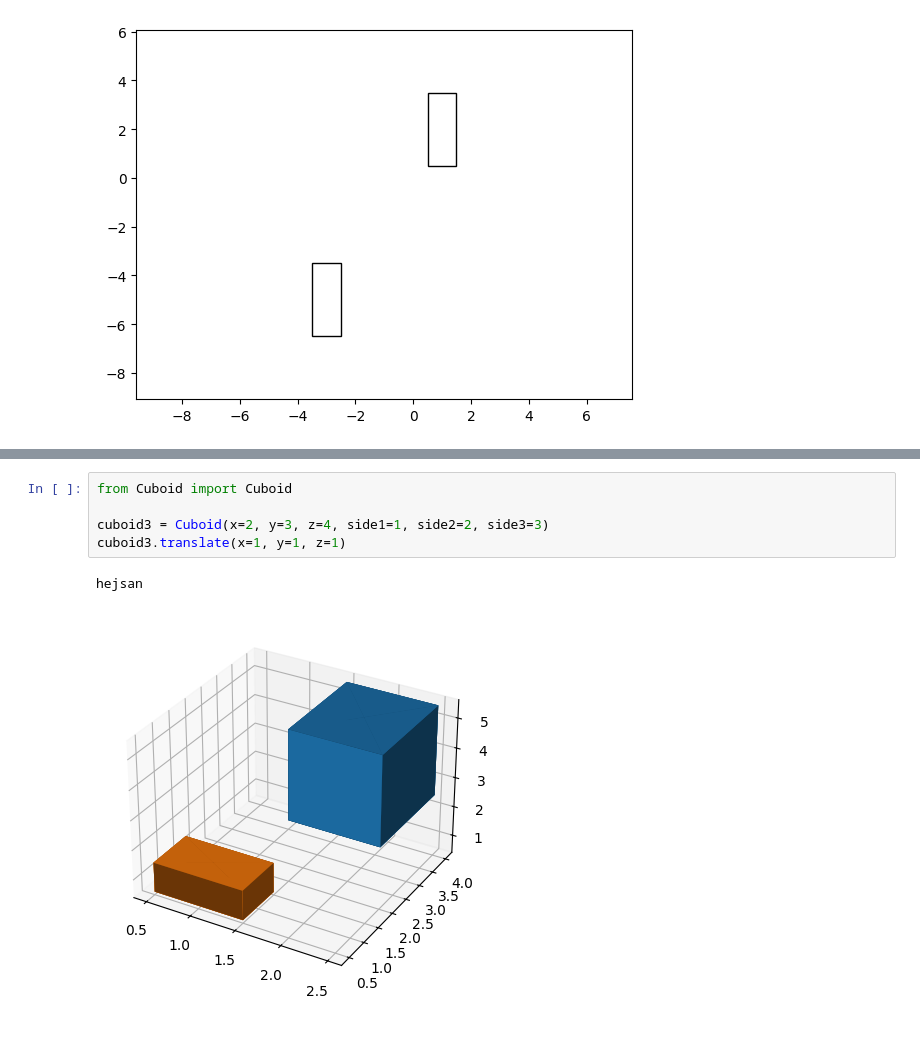
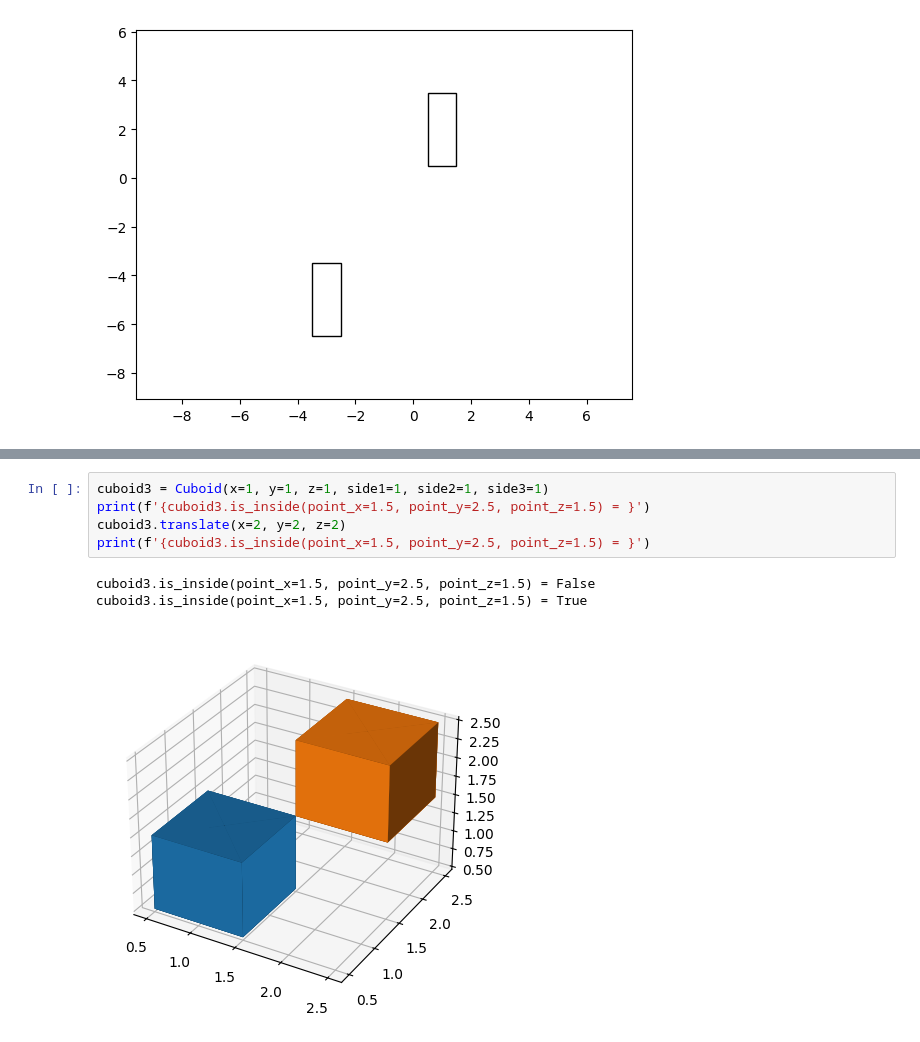
Before and after one commit to johan-suld/Python_johan_suld, a Jupyter notebook: Labs/Labb3/manual_tests.ipynb, the cells around one changed output, grey strips where cells are left out. Saved outputs shown, nothing was run; the diff lists cells and outputs as text.

```diff
--- a/Labs/Labb3/manual_tests.ipynb
+++ b/Labs/Labb3/manual_tests.ipynb
@@ -104,8 +92,9 @@ hejsan
-# %%
-from Cuboid import Cuboid
-
-cuboid3 = Cuboid(x=2, y=3, z=4, side1=1, side2=2, side3=3)
-cuboid3.translate(x=1, y=1, z=1)
-# %% [output]
-hejsan
-[figure, removed]
+# %%
+cuboid3 = Cuboid(x=1, y=1, z=1, side1=1, side2=1, side3=1)
+print(f'{cuboid3.is_inside(point_x=1.5, point_y=2.5, point_z=1.5) = }')
+cuboid3.translate(x=2, y=2, z=2)
+print(f'{cuboid3.is_inside(point_x=1.5, point_y=2.5, point_z=1.5) = }')
+# %% [output]
+cuboid3.is_inside(point_x=1.5, point_y=2.5, point_z=1.5) = False
+cuboid3.is_inside(point_x=1.5, point_y=2.5, point_z=1.5) = True
+[figure, added]
```
Also changed, not shown: parts of 5 cells of this notebook, 8 other files.
